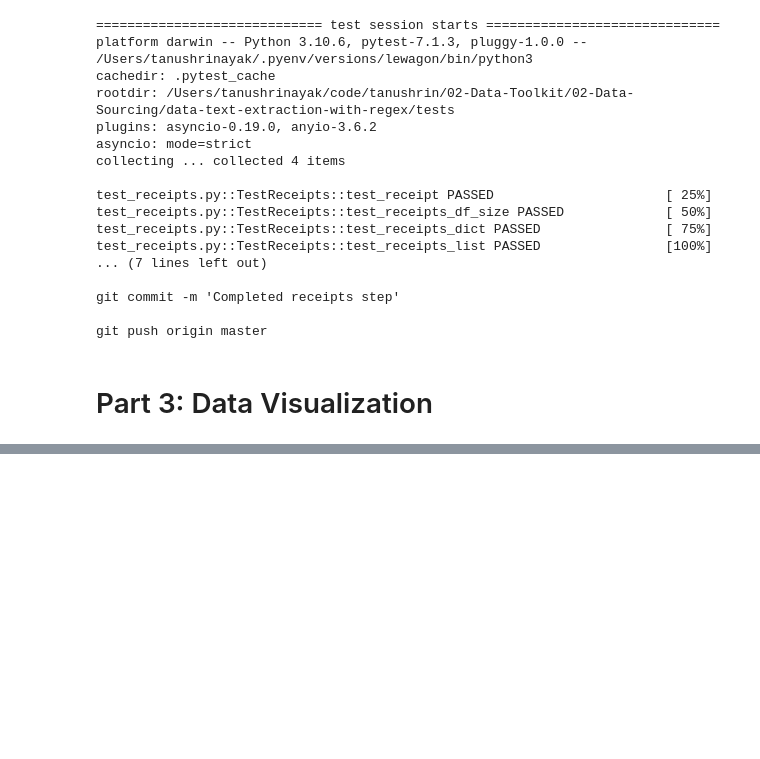
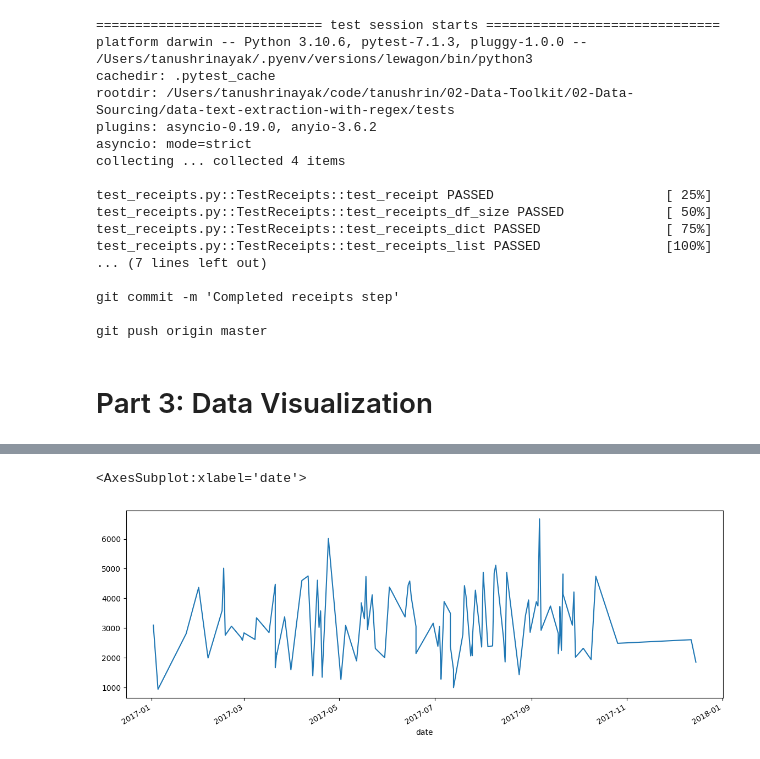
Before and after one commit to tanushrin/data-text-extraction-with-regex, a Jupyter notebook: receipts.ipynb, the cells around one changed output, grey strips where cells are left out. Cells and saved outputs as stored; diff of their text form; code cells hidden in the pictures; blank space fills up the shorter version.

Commit message:
Completed receipts steps

```diff
--- a/receipts.ipynb
+++ b/receipts.ipynb
@@ -222,0 +221,5 @@ git push origin master
+# %%
+# YOUR CODE HERE
+receipts_df['date'] = pd.to_datetime(receipts_df['date'], format="%d-%m-%Y")
+# %%
+receipts_df.sort_values('date', inplace=True)
@@ -222,0 +240,2 @@ git push origin master
+# %%
+receipts_df.set_index('date', inplace=True)
@@ -222,0 +257,3 @@ git push origin master
+# %%
+receipts_df["quantity"] = pd.to_numeric(receipts_df["quantity"])
+receipts_df["amount"] = pd.to_numeric(receipts_df["amount"])
@@ -222,0 +272,5 @@ git push origin master
+# %%
+receipts_df['amount'].plot(figsize=(14,5))
+# %% [output]
+<AxesSubplot:xlabel='date'>
+[figure, added]
```
Also changed, not shown: parts of 4 cells of this notebook.
